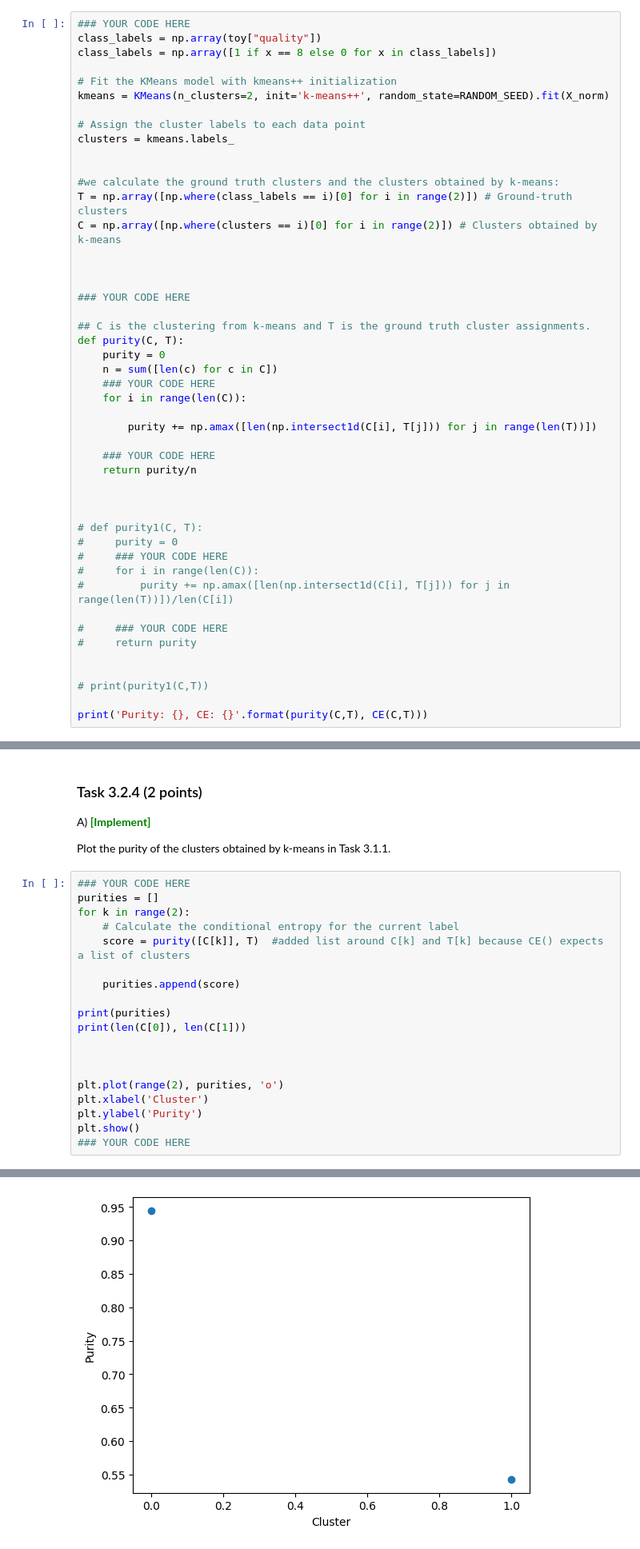
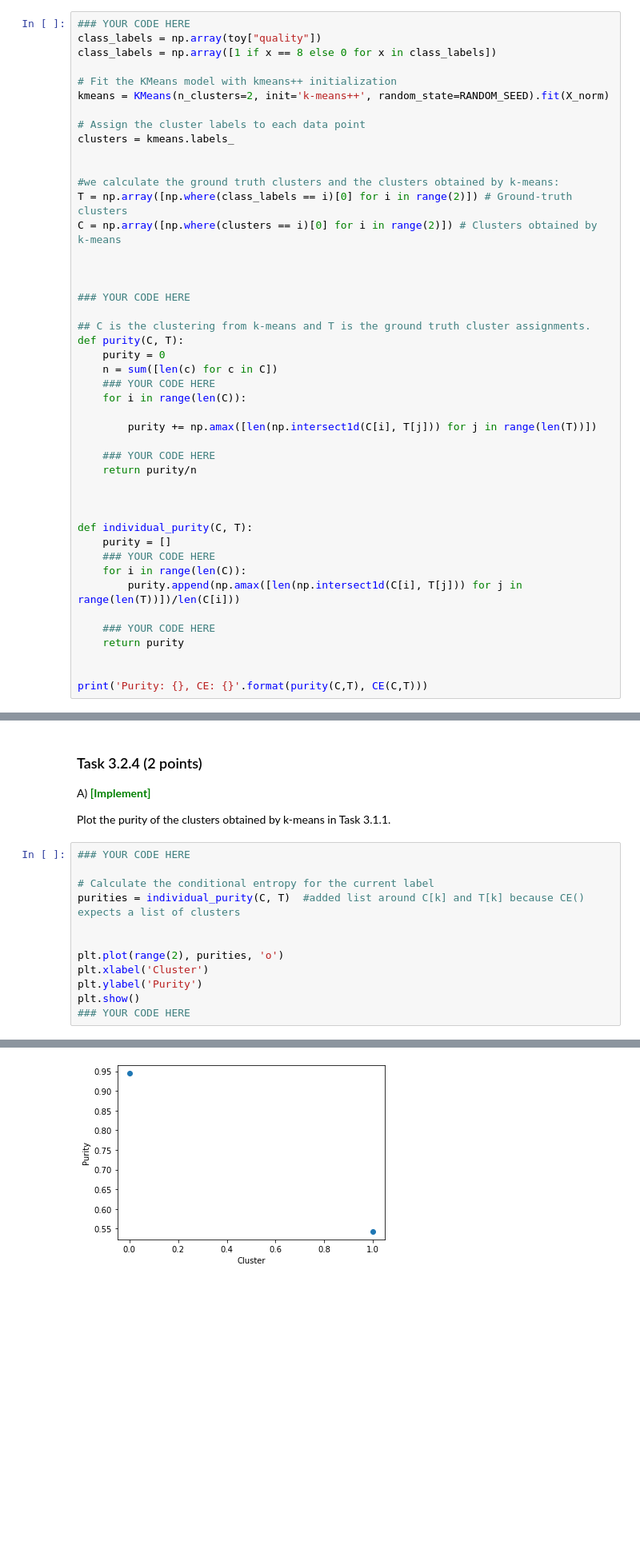
Before and after one commit to BjarkiKassOlsen/DM-Hand-In, a Jupyter notebook: handins/handin1.ipynb, the cells around one changed output, grey strips where cells are left out. Shown: that part at 80% size. Drawn from its saved outputs; the diff is of its cells as text; blank space fills up the shorter version.

```diff
--- a/handins/handin1.ipynb
+++ b/handins/handin1.ipynb
@@ -1284,17 +1241,15 @@ def purity(C, T):
 
 
 
-# def purity1(C, T):
-#     purity = 0
-#     ### YOUR CODE HERE
-#     for i in range(len(C)):
-#         purity += np.amax([len(np.intersect1d(C[i], T[j])) for j in range(len(T))])/len(C[i])
+def individual_purity(C, T):
+    purity = []
+    ### YOUR CODE HERE
+    for i in range(len(C)):
+        purity.append(np.amax([len(np.intersect1d(C[i], T[j])) for j in range(len(T))])/len(C[i]))
 
-#     ### YOUR CODE HERE
-#     return purity
+    ### YOUR CODE HERE
+    return purity
 
 
-# print(purity1(C,T))
-
 print('Purity: {}, CE: {}'.format(purity(C,T), CE(C,T)))
 # %% [output]
@@ -1306,16 +1261,9 @@ A) <span style='color: green'>**\[Implement\]**</span><br>
 Plot the purity of the clusters obtained by k-means in Task 3.1.1.
 # %%
 ### YOUR CODE HERE
-purities = []
-for k in range(2):
-    # Calculate the conditional entropy for the current label
-    score = purity([C[k]], T)  #added list around C[k] and T[k] because CE() expects a list of clusters
 
-    purities.append(score)
-
-print(purities)
-print(len(C[0]), len(C[1]))
-
+# Calculate the conditional entropy for the current label
+purities = individual_purity(C, T)  #added list around C[k] and T[k] because CE() expects a list of clusters
 
 
 plt.plot(range(2), purities, 'o')
@@ -1329,4 +1275,4 @@ plt.show()
-[figure, old version]
+[figure, new version]
 # %% [markdown]
 B) <span style='color: green'>**\[Motivate\]**</span><br>
 
```
Also changed, not shown: parts of 19 cells of this notebook.
